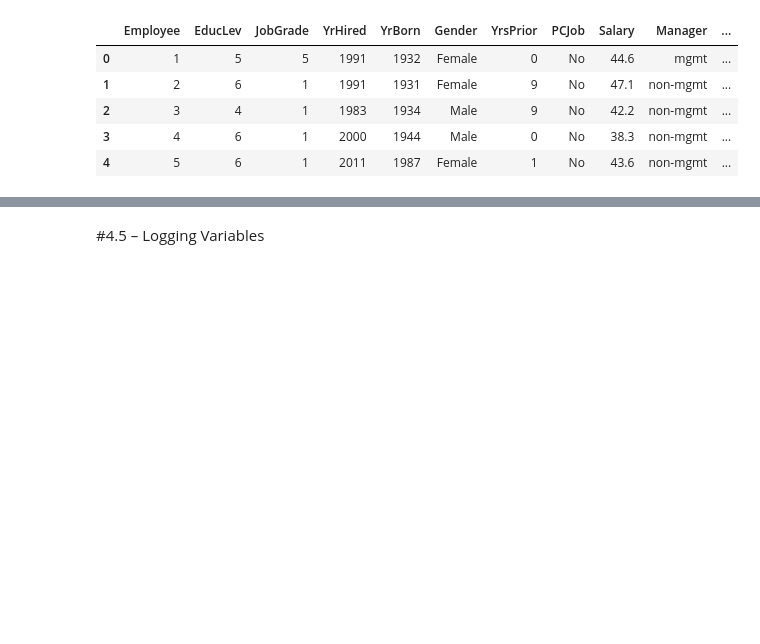
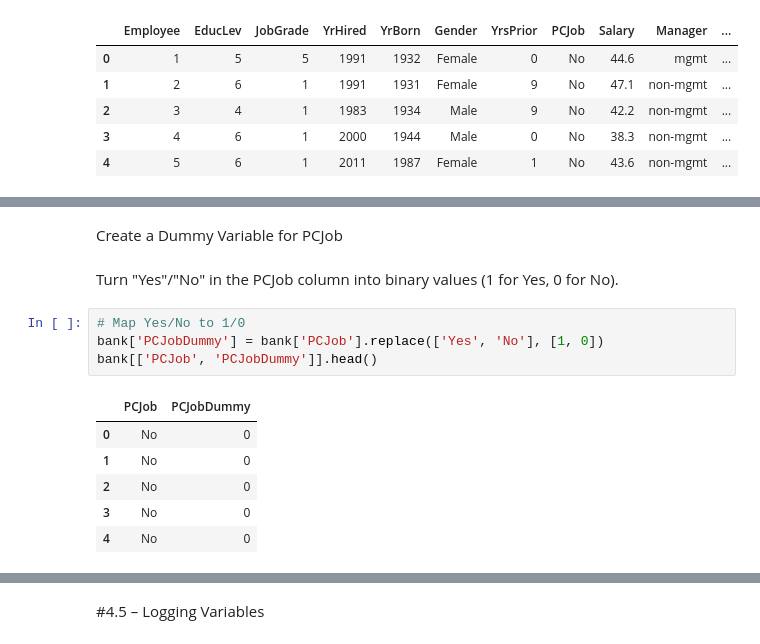
Before and after one commit to Aishaamalik/Data-Analysis-Intern, a Jupyter notebook: week_0.ipynb, the cells around one changed output, grey strips where cells are left out. Drawn from its saved outputs; the diff is of its cells as text; blank space fills up the shorter version.

```diff
--- a/week_0.ipynb
+++ b/week_0.ipynb
@@ -1013,0 +1057,15 @@ bank.head()
+# %% [markdown]
+Create a Dummy Variable for PCJob
+# %% [markdown]
+Turn "Yes"/"No" in the PCJob column into binary values (1 for Yes, 0 for No).
+# %%
+# Map Yes/No to 1/0
+bank['PCJobDummy'] = bank['PCJob'].replace(['Yes', 'No'], [1, 0])
+bank[['PCJob', 'PCJobDummy']].head()
+# %% [output]
+|  | PCJob | PCJobDummy |
+| 0 | No | 0 |
+| 1 | No | 0 |
+| 2 | No | 0 |
+| 3 | No | 0 |
+| 4 | No | 0 |
```
Also changed, not shown: parts of 13 cells of this notebook.
